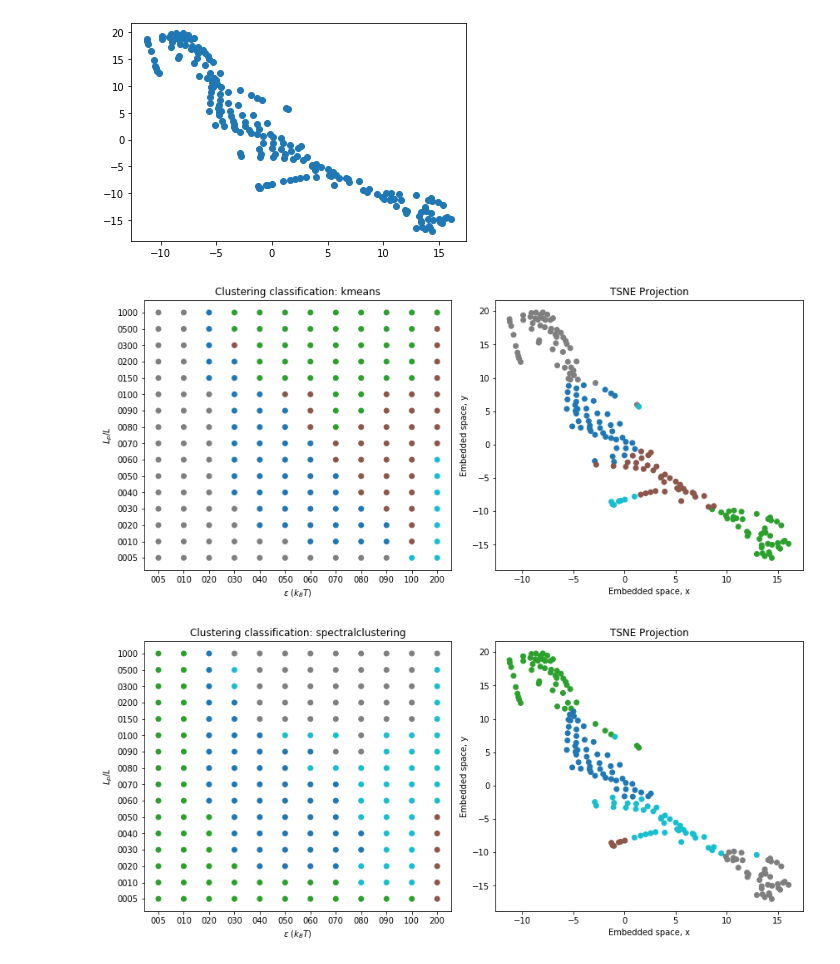
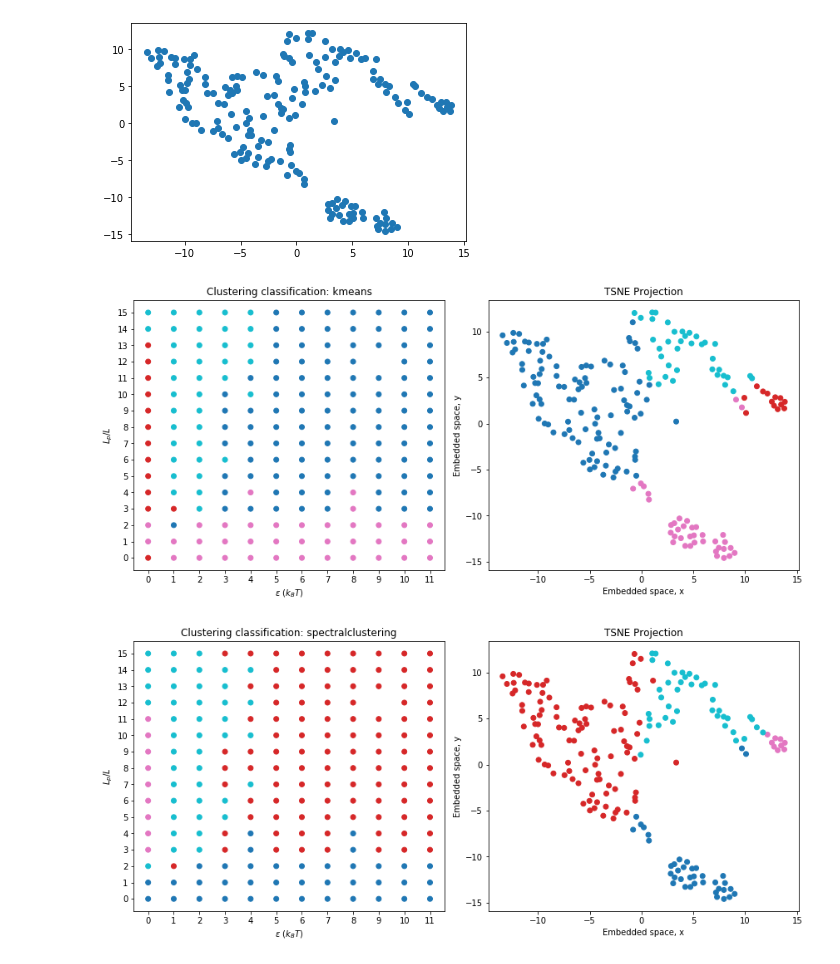
Before and after one commit to jeffmm/simcore, a Jupyter notebook: analysis/sc_analysis.ipynb, the cells around one changed output. Cells and saved outputs as stored; diff of their text form; code cells hidden in the pictures.

```diff
--- a/analysis/sc_analysis.ipynb
+++ b/analysis/sc_analysis.ipynb
@@ -451,0 +441,2 @@ results_std = k2[['pf', 'sp', 'lp'] + [col for col in k2.columns if col[-3:] ==
+# %%
+flock_results = get_flock_data(df, Path(data_dir, 'plots'), make_plots=True, params=params)
@@ -451,0 +461,3 @@ results_std = k2[['pf', 'sp', 'lp'] + [col for col in k2.columns if col[-3:] ==
+# %%
+k1 = pd.merge(go_results, poa_results, how='inner', on=['pf', 'sp', 'lp', 'dr'])
+k2 = pd.merge(k1, flock_results, how='inner', on=['pf', 'sp', 'lp', 'dr'])
@@ -457,11 +474,12 @@ from sklearn.mixture import GaussianMixture
 from sklearn.manifold import TSNE
 from sklearn.preprocessing import StandardScaler
 # %%
+n_clusters = 4
 scaler = StandardScaler()
-X = scaler.fit_transform(results.iloc[:, 3:])
+X = scaler.fit_transform(results.iloc[:, len(params):])
 # %%
-X = scaler.fit_transform(results.iloc[:, 3:])
-pca = PCA(n_components=5)
+X = scaler.fit_transform(results.iloc[:, len(params):])
+pca = PCA(n_components=n_clusters)
 pca_fit = pca.fit(X)
 X = np.matmul(X, pca.components_.transpose())
 # %%
@@ -488,21 +517,21 @@ def plot_cluster(cluster_fit, tsne_fit, X, save_to_dir='.'):
 # %%
-#state = np.random.randint(100, 10000)
-state = 1156
+state = np.random.randint(100, 10000)
+#state = 1156
 tsne = TSNE(perplexity=24, random_state=state, metric='euclidean').fit(X)
 plt.figure()
 plt.scatter(tsne.embedding_[:,0], tsne.embedding_[:,1])
 plt.show()
 # %% [output]
-[figure, old version]
+[figure, new version]
 # %%
 #state = np.random.raandint(100, 10000)
-kmeans = KMeans(n_clusters=5, init='k-means++', n_init=20, max_iter=500, random_state=state).fit(X)
-plot_cluster(kmeans, tsne, X, 'order_params/plots/')
+kmeans = KMeans(n_clusters=n_clusters, init='k-means++', n_init=20, max_iter=500, random_state=state).fit(X)
+plot_cluster(kmeans, tsne, X, Path(data_dir, 'plots'))
 # %% [output]
-[figure, old version]
+[figure, new version]
 # %%
-spectral = SpectralClustering(n_clusters=5, gamma=0.01).fit(X)
-plot_cluster(spectral, tsne, X, 'order_params/plots/')
+spectral = SpectralClustering(n_clusters=n_clusters, gamma=0.01).fit(X)
+plot_cluster(spectral, tsne, X, Path(data_dir, 'plots'))
 # %% [output]
-[figure, old version]
+[figure, new version]
 # %%
```
Also changed, not shown: parts of 39 cells of this notebook, 6 other files.
